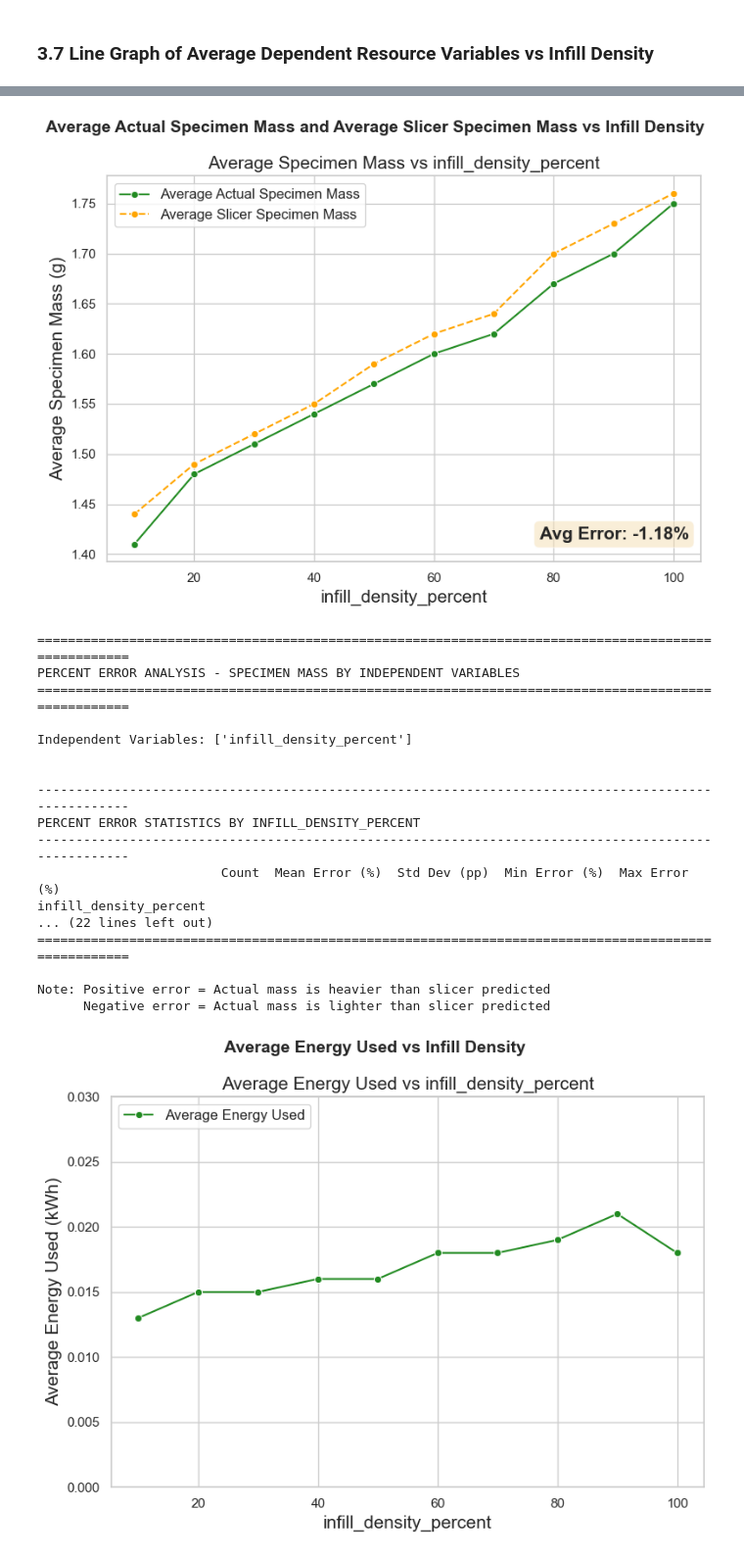
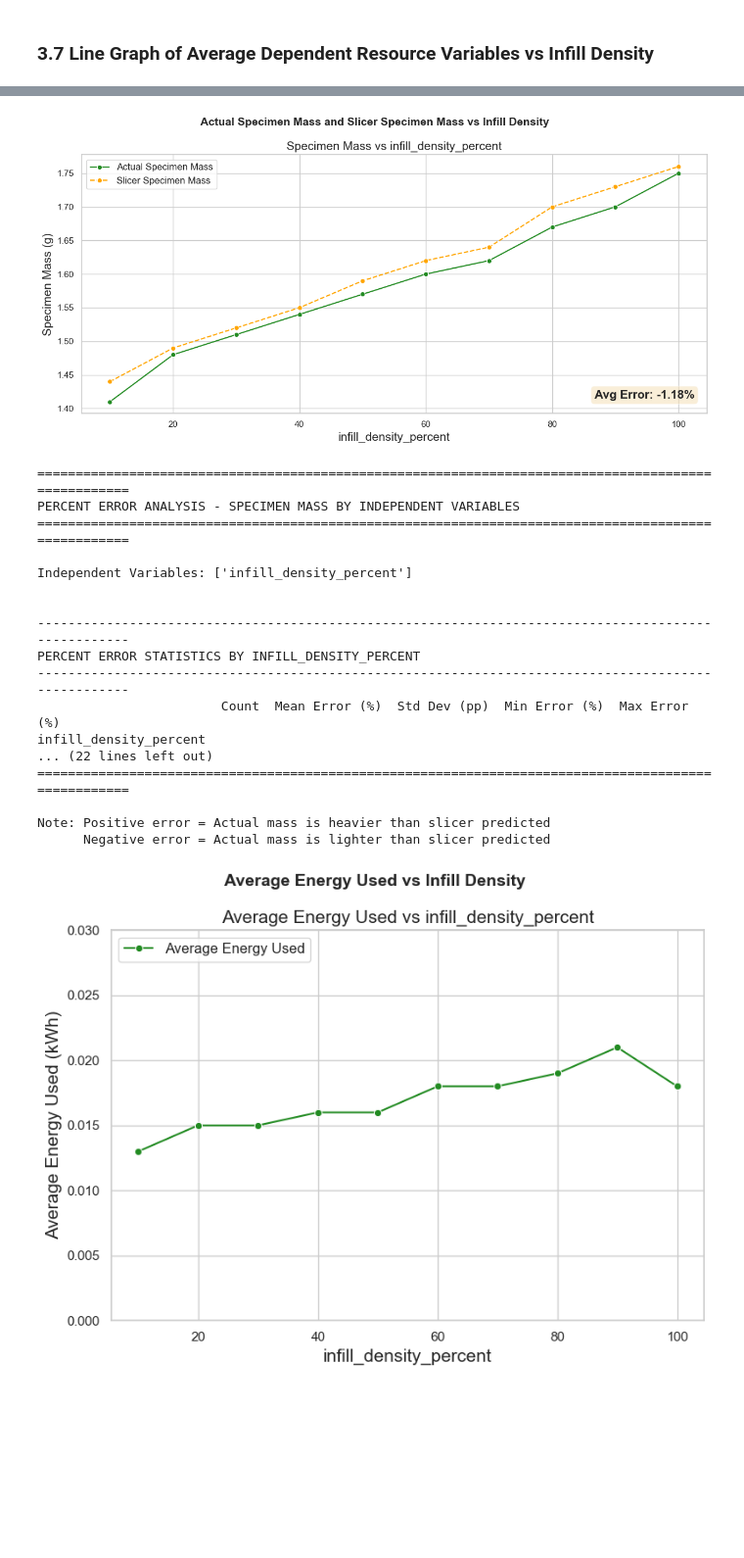
Before and after one commit to t1pen/PROJECT_OID, a Jupyter notebook: Data Analysis Median.ipynb, the cells around one changed output, grey strips where cells are left out. Shown at 98% size. Drawn from its saved outputs; the diff is of its cells as text; code cells hidden in the pictures; blank space fills up the shorter version.

```diff
--- a/Data Analysis Median.ipynb
+++ b/Data Analysis Median.ipynb
@@ -633,7 +633,7 @@ infill_density_percent                  1.0000
 # Also calculate the average percent error
 
 num_vars = len(indep_vars)
-fig, axes = plt.subplots(num_vars, 1, figsize=(8, 6 * num_vars))
+fig, axes = plt.subplots(num_vars, 1, figsize=(12, 6 * num_vars))
 
 # Ensure axes is iterable even if it's a single subplot
 if num_vars == 1:
@@ -650,7 +650,7 @@ for idx, var in enumerate(indep_vars):
         y=avg_df['print_time_actual'],
         marker='o',
         ax=ax,
-        label='Average Actual Print Time',
+        label='Actual Print Time',
         color='forestgreen',
     )
     sns.lineplot(
@@ -658,24 +658,24 @@ for idx, var in enumerate(indep_vars):
         y=avg_df['print_time_slicer'],
         marker='o',
         ax=ax,
-        label='Average Slicer Print Time',
+        label='Slicer Print Time',
         color='orange',
         linestyle='--'
     )
-    ax.set_title(f'Average Print Time vs {var}', fontsize=15)
+    ax.set_title(f'Print Time vs {var}', fontsize=15)
     ax.set_xlabel(var, fontsize=15)
-    ax.set_ylabel('Average Print Time (seconds)', fontsize=15)
+    ax.set_ylabel('Print Time (seconds)', fontsize=15)
     ax.grid(True)
     ax.legend(loc='upper left', fontsize=12)
     ax.set_ylim(0, 600)
 
     # Calculate and display average percent error for this variable
     avg_percent_error = avg_df['percent_error'].mean()
-    ax.text(0.98, 0.05, f'Avg Error: {avg_percent_error:.2f}%',
+    ax.text(0.98, 0.05, f'Error: {avg_percent_error:.2f}%',
             transform=ax.transAxes, fontsize=16, verticalalignment='bottom', fontweight='bold',
             horizontalalignment='right', bbox=dict(boxstyle='round', facecolor='wheat', alpha=0.5))
 
-plt.suptitle('Average Actual Print Time and Average Slicer Print Time vs Infill Density', fontsize=16, fontweight='bold')
+plt.suptitle('Actual Print Time and Slicer Print Time vs Infill Density', fontsize=16, fontweight='bold')
 plt.tight_layout()
 plt.show()
 
@@ -745,7 +745,7 @@ Note: Positive error = Actual took longer than slicer predicted
 # %%
 # Line Graph of the Average Actual Specimen Mass and Average Slicer Specimen Mass vs Infill Density in the same plot
 num_vars = len(indep_vars)
-fig, axes = plt.subplots(num_vars, 1, figsize=(8, 6 * num_vars))
+fig, axes = plt.subplots(num_vars, 1, figsize=(12, 6 * num_vars))
 
 # Ensure axes is iterable even if it's a single subplot
 if num_vars == 1:
@@ -762,7 +762,7 @@ for idx, var in enumerate(indep_vars):
         y=avg_df['actual_specimen_mass_g'],
         marker='o',
         ax=ax,
-        label='Average Actual Specimen Mass',
+        label='Actual Specimen Mass',
         color='forestgreen',
     )
     sns.lineplot(
@@ -770,13 +770,13 @@ for idx, var in enumerate(indep_vars):
         y=avg_df['slicer_specimen_mass_g'],
         marker='o',
         ax=ax,
-        label='Average Slicer Specimen Mass',
+        label='Slicer Specimen Mass',
         color='orange',
         linestyle='--'
     )
-    ax.set_title(f'Average Specimen Mass vs {var}', fontsize=15)
+    ax.set_title(f'Specimen Mass vs {var}', fontsize=15)
     ax.set_xlabel(var, fontsize=15)
-    ax.set_ylabel('Average Specimen Mass (g)', fontsize=15)
+    ax.set_ylabel('Specimen Mass (g)', fontsize=15)
     ax.grid(True)
     ax.legend(loc='upper left', fontsize=12)
 
@@ -786,7 +786,7 @@ for idx, var in enumerate(indep_vars):
             transform=ax.transAxes, fontsize=15, verticalalignment='bottom', fontweight='bold',
             horizontalalignment='right', bbox=dict(boxstyle='round', facecolor='wheat', alpha=0.5))
 
-plt.suptitle('Average Actual Specimen Mass and Average Slicer Specimen Mass vs Infill Density', fontsize=14, fontweight='bold')
+plt.suptitle('Actual Specimen Mass and Slicer Specimen Mass vs Infill Density', fontsize=14, fontweight='bold')
 plt.tight_layout()
 plt.show()
 
@@ -808,34 +808,34 @@ for var in indep_vars:
     # Group by the variable and calculate statistics
     error_by_var = avg_df.groupby(var)['percent_error_mass'].agg([
         ('Count', 'count'),
         ('Mean Error (%)', 'mean'),
         ('Std Dev (pp)', 'std'),
         ('Min Error (%)', 'min'),
         ('Max Error (%)', 'max')
     ]).round(2)
 
     print(error_by_var.to_string())
 
     # Check deviation consistency for this variable
     std_of_means = error_by_var['Mean Error (%)'].std()
     print(f"\nVariability of Mean Errors (pp): {std_of_means:>7.2f}")
     print(f"(Lower value = more consistent across {var})")
 
 # Overall statistics
 print(f"\n{'-'*100}")
 print("OVERALL STATISTICS")
 print(f"{'-'*100}")
 print(f"Overall Average Percent Error:  {avg_df['percent_error_mass'].mean():>7.2f}%")
 print(f"Overall Standard Deviation:     {avg_df['percent_error_mass'].std():>7.2f} pp")
 print(f"Overall Min Error:              {avg_df['percent_error_mass'].min():>7.2f}%")
 print(f"Overall Max Error:              {avg_df['percent_error_mass'].max():>7.2f}%")
 print(f"Total Data Points:              {len(avg_df):>7}")
 
 print("="*100)
 print("\nNote: Positive error = Actual mass is heavier than slicer predicted")
 print("      Negative error = Actual mass is lighter than slicer predicted")
 # %% [output]
-[figure, old version]
+[figure, new version]
 ====================================================================================================
 PERCENT ERROR ANALYSIS - SPECIMEN MASS BY INDEPENDENT VARIABLES
 ====================================================================================================
```
Also changed, not shown: parts of 2 cells of this notebook.
